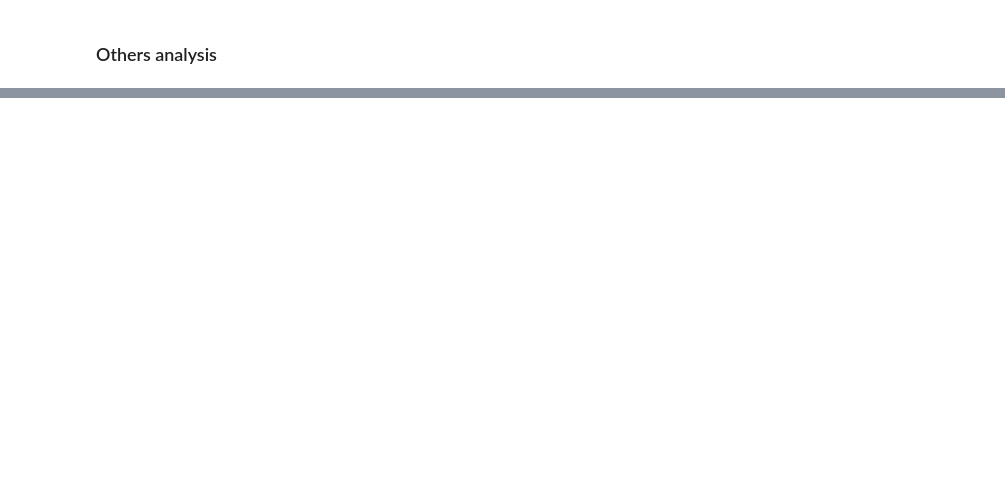
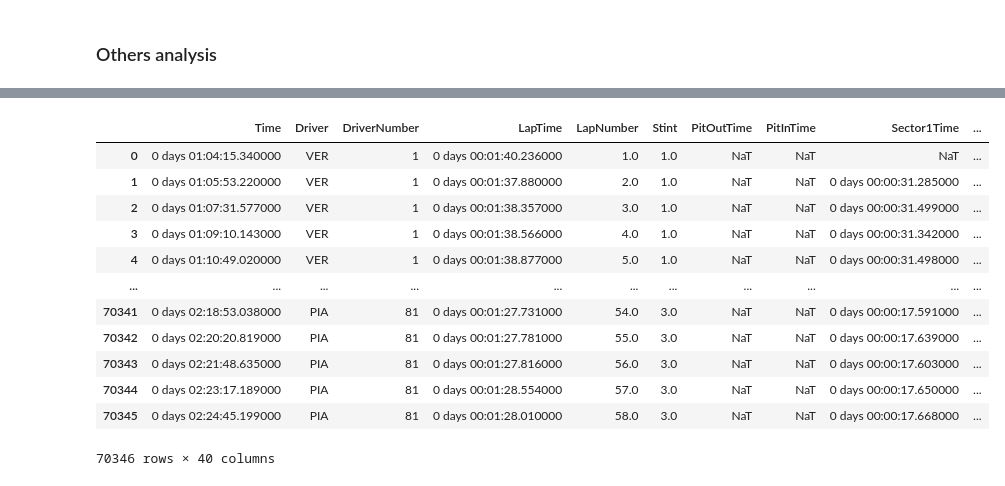
Before and after one commit to diegonbotelho/f1-tire-prediction, a Jupyter notebook: notebooks/diego_data_explore.ipynb, the cells around one changed output, grey strips where cells are left out. Saved outputs shown, nothing was run; the diff lists cells and outputs as text; code cells hidden in the pictures; blank space fills up the shorter version.

```diff
--- a/notebooks/diego_data_explore.ipynb
+++ b/notebooks/diego_data_explore.ipynb
@@ -301,0 +355,39 @@ plt.show()
+# %%
+# Function to load data for a specific year and race
+def load_race_data(year, race_name):
+    try:
+        session = ff1.get_session(year, race_name, 'R')  # Load race session
+        session.load()                                   # Load all data
+        laps = session.laps                              # Get lap data
+        weather = laps.get_weather_data()                # Get weather data
+        laps = laps.reset_index(drop=True)
+        weather = weather.reset_index(drop=True)
+        weather = weather.drop(columns=['Time'])         # Drop redundant 'Time' column
+        joined_data = pd.concat([laps, weather], axis=1) # Join laps and weather data
+        joined_data['Event_Year'] = year                 # Add year column for reference
+        joined_data['GrandPrix'] = race_name             # Add Grand Prix name column
+        return joined_data
+    except Exception as e:
+        print(f"Error loading data for {year} {race_name}: {e}")
+        return pd.DataFrame()  # Return empty DataFrame in case of error
+
+# List of races of 2024
+years = [2022, 2023, 2024]
+race_names = [
+    'Bahrain', 'Saudi Arabia', 'Australia', 'Azerbaijan', 'Miami', 'Monaco', 'Spain',
+    'Canada', 'Austria', 'Great Britain', 'Hungary', 'Belgium', 'Netherlands', 'Italy',
+    'Singapore', 'Japan', 'Qatar', 'USA', 'Mexico', 'Brazil', 'Abu Dhabi'
+]
+
+# Load data for all races
+all_races_data = pd.DataFrame()
+for year in years:
+    for race in race_names:
+        print(f"Loading data for {year} {race}...")
+        race_data = load_race_data(year, race)
+        if not race_data.empty:
+            all_races_data = pd.concat([all_races_data, race_data], ignore_index=True)
+
+# Check the loaded data
+print("Total rows loaded:", len(all_races_data))
+print("Columns in the dataset:", all_races_data.columns)
@@ -301,0 +412,16 @@ plt.show()
+# %%
+all_races_data
+# %% [output]
+|  | Time | Driver | DriverNumber | LapTime | LapNumber | Stint | PitOutTime | PitInTime | Sector1Time | ... |
+| 0 | 0 days 01:04:15.340000 | VER | 1 | 0 days 00:01:40.236000 | 1.0 | 1.0 | NaT | NaT | NaT | ... |
+| 1 | 0 days 01:05:53.220000 | VER | 1 | 0 days 00:01:37.880000 | 2.0 | 1.0 | NaT | NaT | 0 days 00:00:31.285000 | ... |
+| 2 | 0 days 01:07:31.577000 | VER | 1 | 0 days 00:01:38.357000 | 3.0 | 1.0 | NaT | NaT | 0 days 00:00:31.499000 | ... |
+| 3 | 0 days 01:09:10.143000 | VER | 1 | 0 days 00:01:38.566000 | 4.0 | 1.0 | NaT | NaT | 0 days 00:00:31.342000 | ... |
+| 4 | 0 days 01:10:49.020000 | VER | 1 | 0 days 00:01:38.877000 | 5.0 | 1.0 | NaT | NaT | 0 days 00:00:31.498000 | ... |
+| ... | ... | ... | ... | ... | ... | ... | ... | ... | ... | ... |
+| 70341 | 0 days 02:18:53.038000 | PIA | 81 | 0 days 00:01:27.731000 | 54.0 | 3.0 | NaT | NaT | 0 days 00:00:17.591000 | ... |
+| 70342 | 0 days 02:20:20.819000 | PIA | 81 | 0 days 00:01:27.781000 | 55.0 | 3.0 | NaT | NaT | 0 days 00:00:17.639000 | ... |
+| 70343 | 0 days 02:21:48.635000 | PIA | 81 | 0 days 00:01:27.816000 | 56.0 | 3.0 | NaT | NaT | 0 days 00:00:17.603000 | ... |
+| 70344 | 0 days 02:23:17.189000 | PIA | 81 | 0 days 00:01:28.554000 | 57.0 | 3.0 | NaT | NaT | 0 days 00:00:17.650000 | ... |
+| 70345 | 0 days 02:24:45.199000 | PIA | 81 | 0 days 00:01:28.010000 | 58.0 | 3.0 | NaT | NaT | 0 days 00:00:17.668000 | ... |
+70346 rows × 40 columns
```
Also changed, not shown: parts of 22 cells of this notebook.
